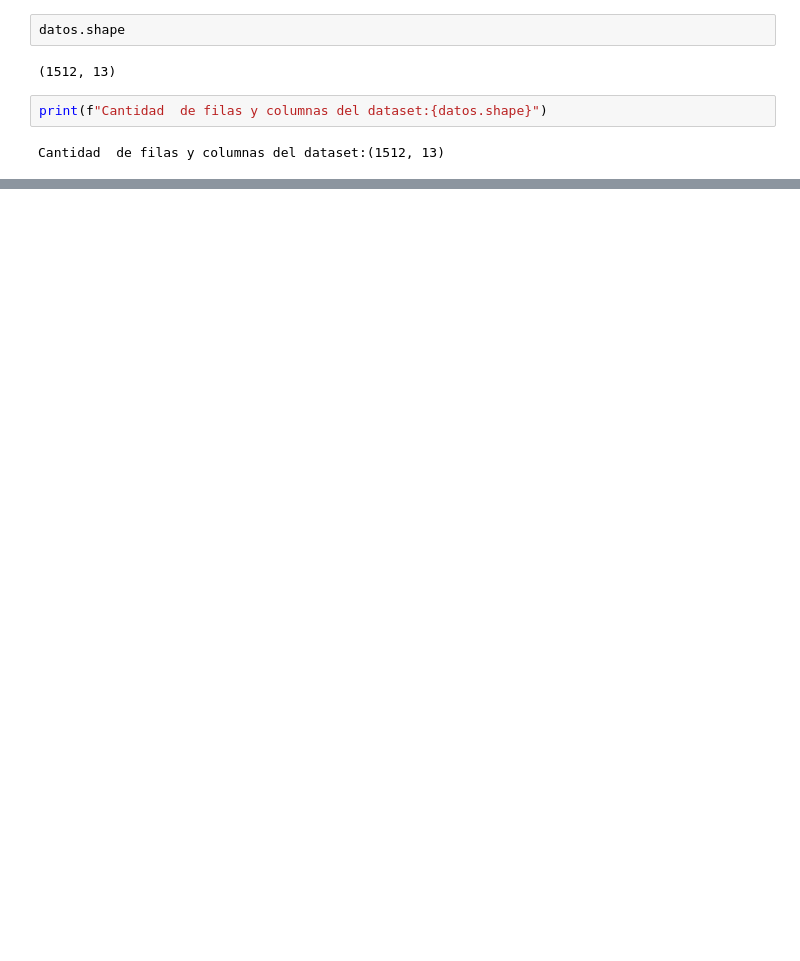
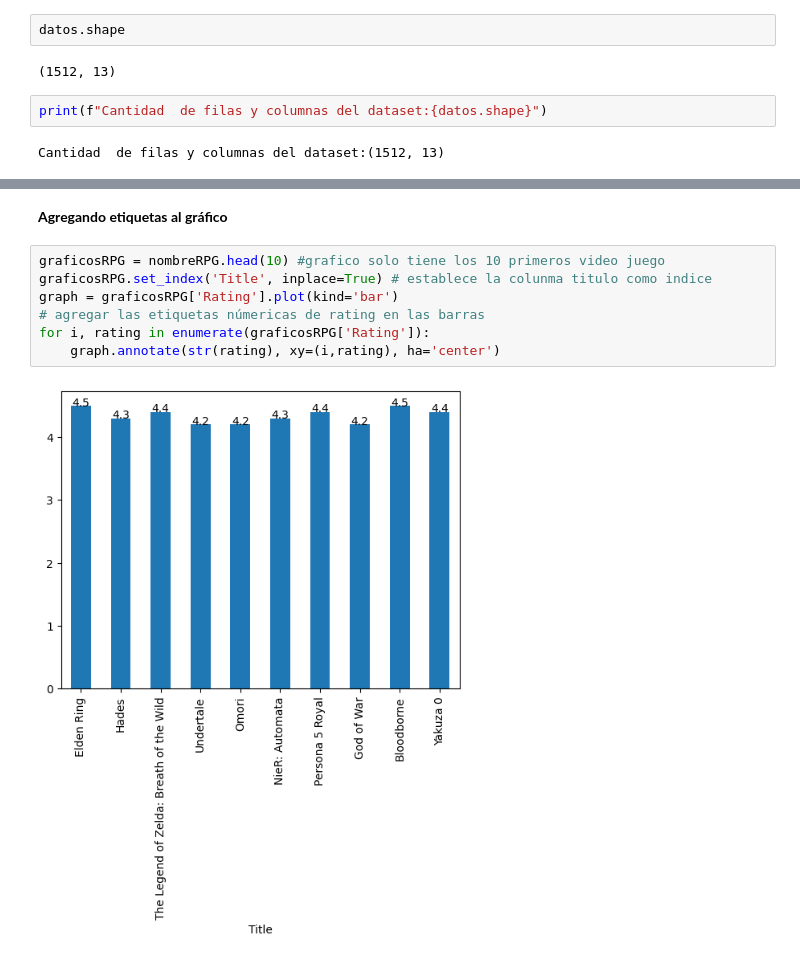
Before and after one commit to anavillegas26/Python-Semestre-I, a Jupyter notebook: Jupyter.ipynb/03_pandas.ipynb, the cells around one changed output, grey strips where cells are left out. Saved outputs shown, nothing was run; the diff lists cells and outputs as text; blank space fills up the shorter version.

```diff
--- a/Jupyter.ipynb/03_pandas.ipynb
+++ b/Jupyter.ipynb/03_pandas.ipynb
@@ -33,0 +204,11 @@ Cantidad  de filas y columnas del dataset:(1512, 13)
+# %% [markdown]
+**Agregando etiquetas al gráfico**
+# %%
+graficosRPG = nombreRPG.head(10) #grafico solo tiene los 10 primeros video juego
+graficosRPG.set_index('Title', inplace=True) # establece la colunma titulo como indice
+graph = graficosRPG['Rating'].plot(kind='bar')
+# agregar las etiquetas númericas de rating en las barras
+for i, rating in enumerate(graficosRPG['Rating']):
+    graph.annotate(str(rating), xy=(i,rating), ha='center')
+# %% [output]
+[figure, added]
```
Also changed, not shown: parts of 21 cells of this notebook.
